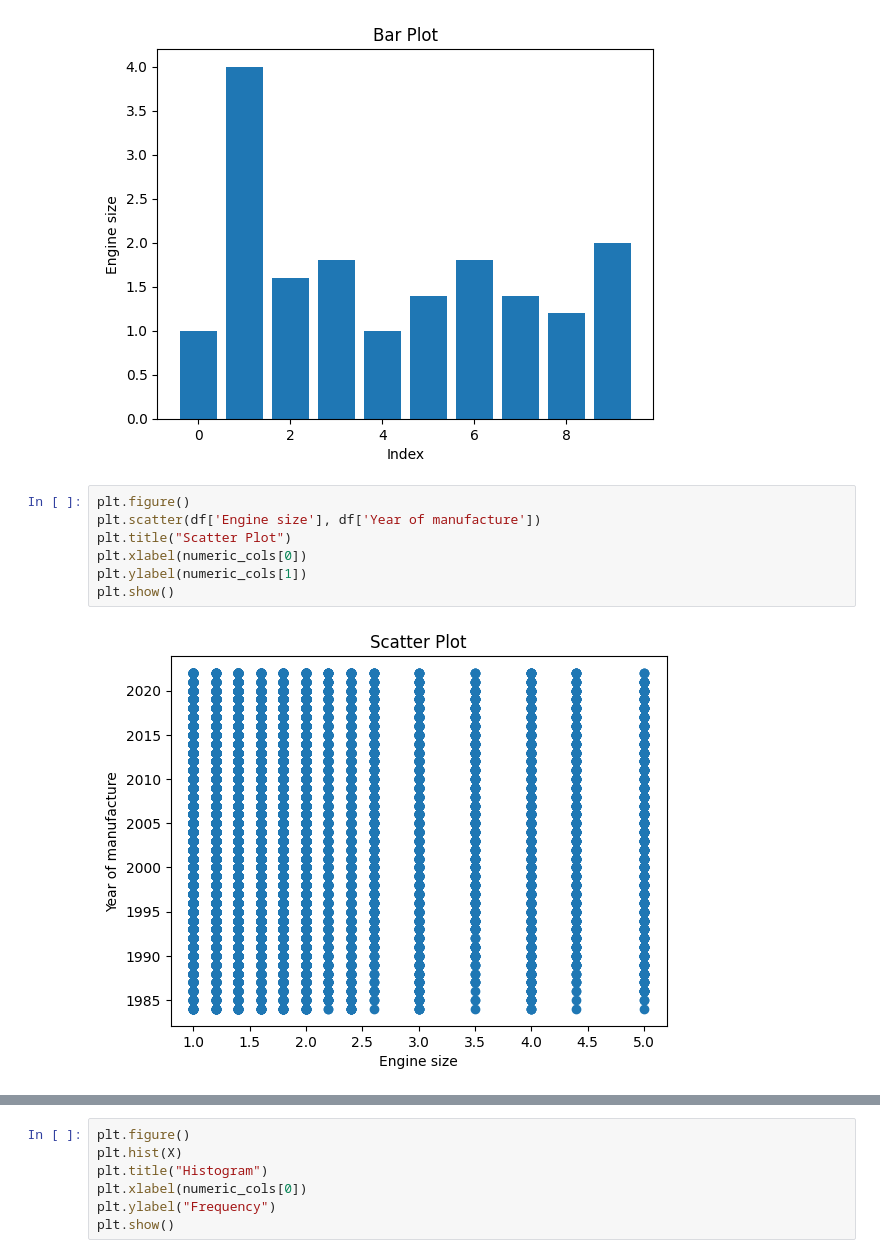
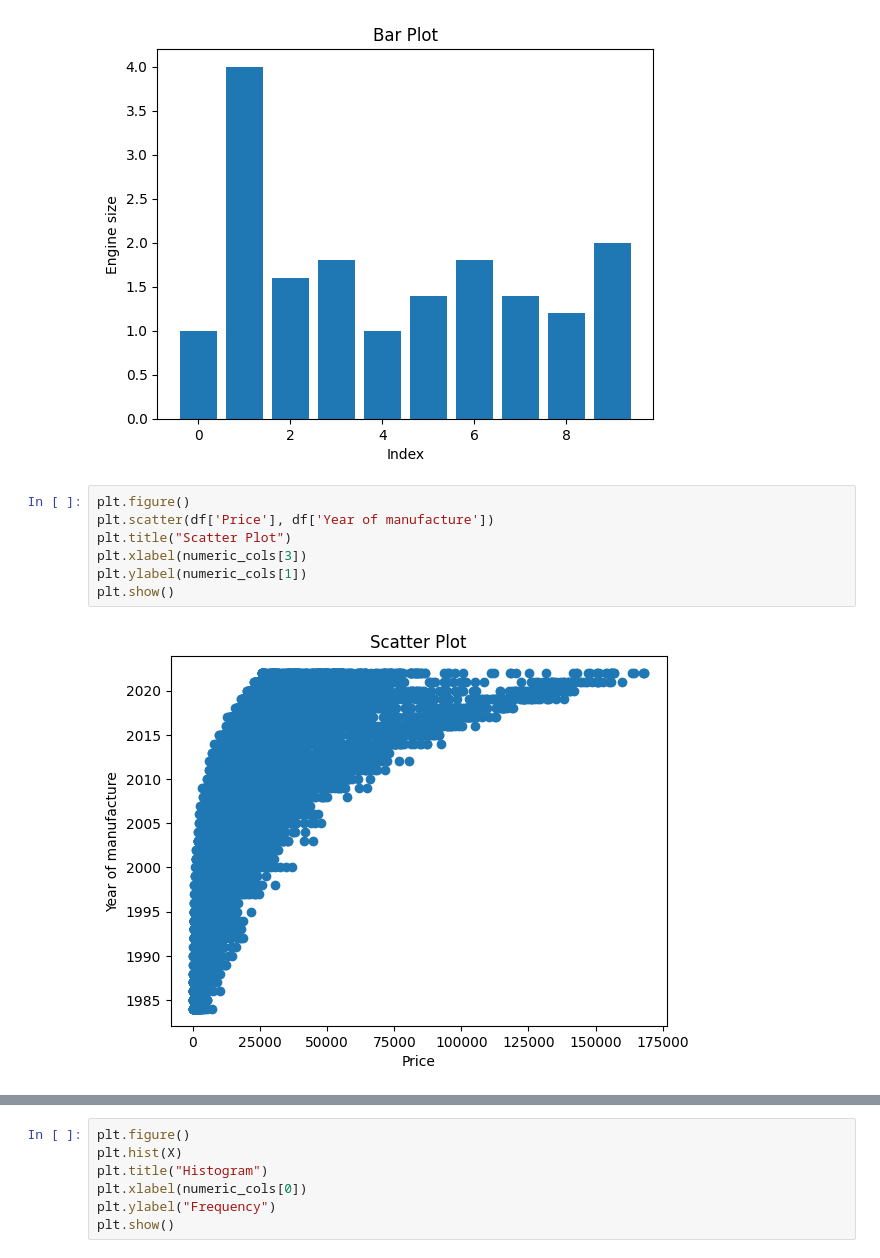
Before and after one commit to pradhnyesh01/Linkific-training, a Jupyter notebook: Day-3/visualization-folder/eda.ipynb, the cells around one changed output, grey strips where cells are left out. Saved outputs shown, nothing was run; the diff lists cells and outputs as text.

```diff
--- a/Day-3/visualization-folder/eda.ipynb
+++ b/Day-3/visualization-folder/eda.ipynb
@@ -59,13 +68,13 @@ plt.show()
 [figure]
 # %%
 plt.figure()
-plt.scatter(df['Engine size'], df['Year of manufacture'])
+plt.scatter(df['Price'], df['Year of manufacture'])
 plt.title("Scatter Plot")
-plt.xlabel(numeric_cols[0])
+plt.xlabel(numeric_cols[3])
 plt.ylabel(numeric_cols[1])
 plt.show()
 # %% [output]
-[figure, old version]
+[figure, new version]
 # %%
 if categorical_cols:
     counts = df[categorical_cols[0]].value_counts().head(5)
```
Also changed, not shown: parts of 2 cells of this notebook, 4 other files.
